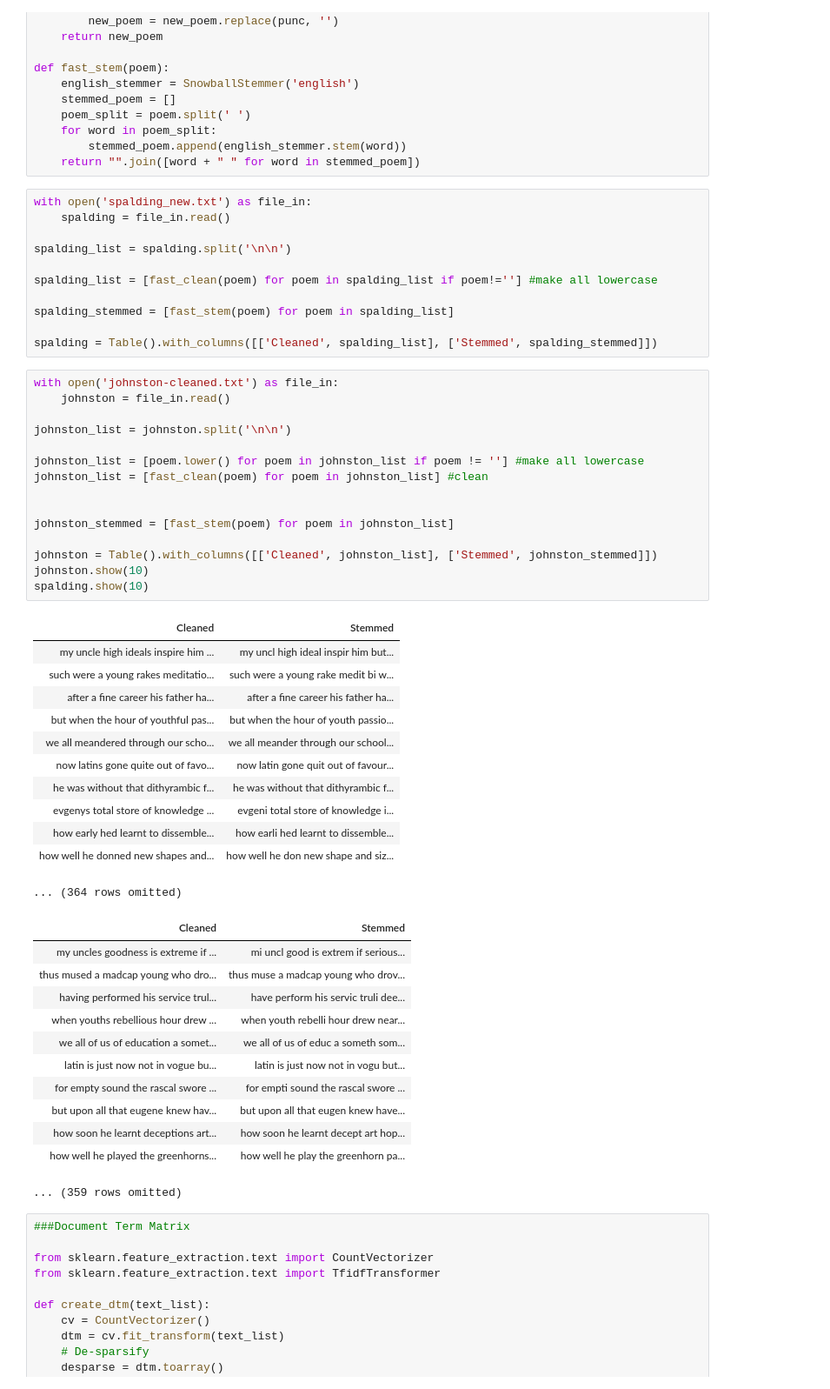
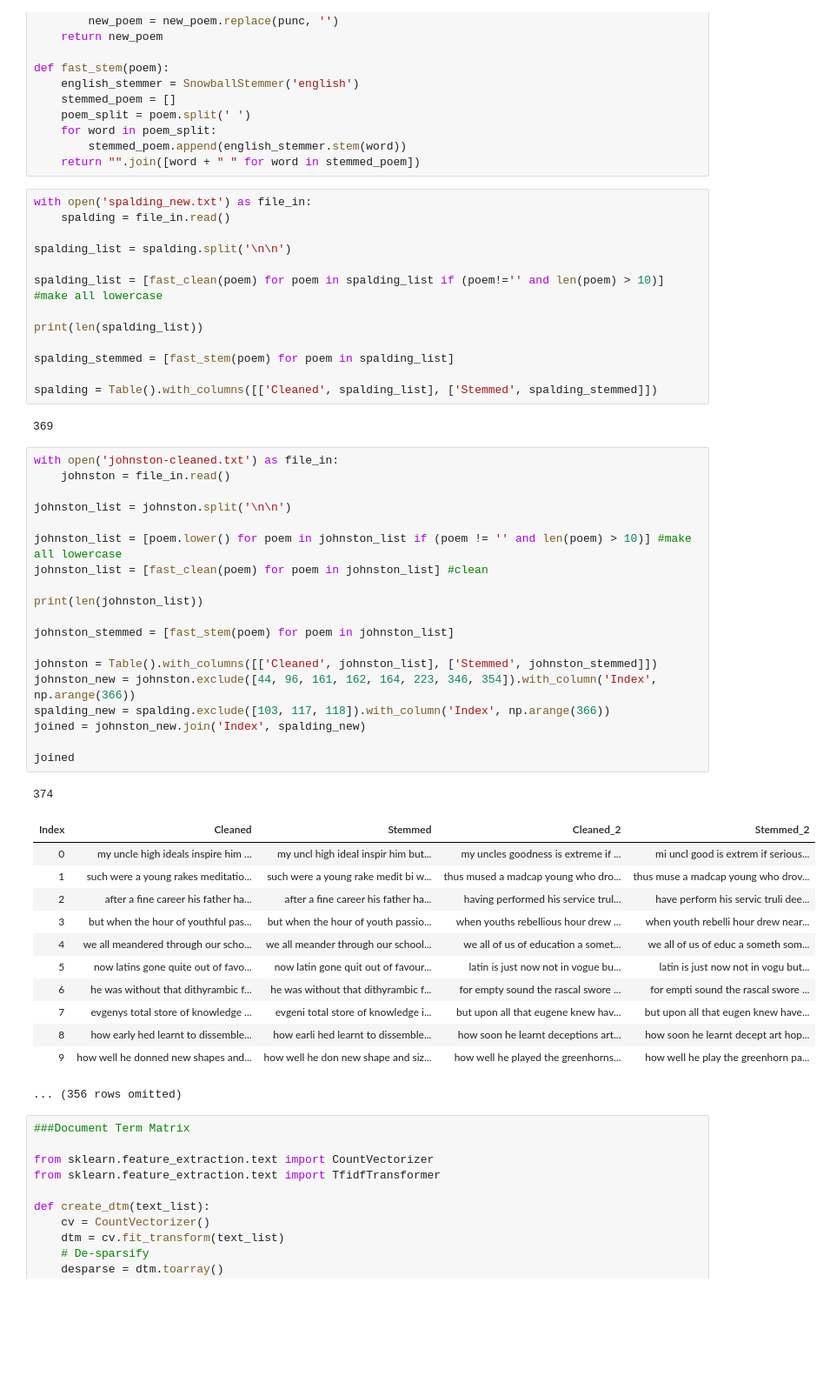
Before and after one commit to vinitra-zz/computational-text-analysis, a Jupyter notebook: translations_final.ipynb, the cells around one changed output. Shown at 87% size. Cells and saved outputs as stored; diff of their text form; blank space fills up the shorter version.

Commit message:
more sound methodology

```diff
--- a/translations_final.ipynb
+++ b/translations_final.ipynb
@@ -80,51 +80,48 @@ with open('spalding_new.txt') as file_in:
 
 spalding_list = spalding.split('\n\n')
 
-spalding_list = [fast_clean(poem) for poem in spalding_list if poem!=''] #make all lowercase
+spalding_list = [fast_clean(poem) for poem in spalding_list if (poem!='' and len(poem) > 10)] #make all lowercase
+
+print(len(spalding_list))
 
 spalding_stemmed = [fast_stem(poem) for poem in spalding_list]
 
 spalding = Table().with_columns([['Cleaned', spalding_list], ['Stemmed', spalding_stemmed]])
+# %% [output]
+369
 # %%
 with open('johnston-cleaned.txt') as file_in:
     johnston = file_in.read()
 
 johnston_list = johnston.split('\n\n')
 
-johnston_list = [poem.lower() for poem in johnston_list if poem != ''] #make all lowercase
+johnston_list = [poem.lower() for poem in johnston_list if (poem != '' and len(poem) > 10)] #make all lowercase
 johnston_list = [fast_clean(poem) for poem in johnston_list] #clean
 
+print(len(johnston_list))
 
 johnston_stemmed = [fast_stem(poem) for poem in johnston_list]
 
 johnston = Table().with_columns([['Cleaned', johnston_list], ['Stemmed', johnston_stemmed]])
-johnston.show(10)
-spalding.show(10)
+johnston_new = johnston.exclude([44, 96, 161, 162, 164, 223, 346, 354]).with_column('Index', np.arange(366))
+spalding_new = spalding.exclude([103, 117, 118]).with_column('Index', np.arange(366))
+joined = johnston_new.join('Index', spalding_new)
+
+joined
 # %% [output]
+374
-| Cleaned | Stemmed |
-| my uncle high ideals inspire him ... | my uncl high ideal inspir him but... |
-| such were a young rakes meditatio... | such were a young rake medit bi w... |
-| after a fine career his father ha... | after a fine career his father ha... |
-| but when the hour of youthful pas... | but when the hour of youth passio... |
-| we all meandered through our scho... | we all meander through our school... |
-| now latins gone quite out of favo... | now latin gone quit out of favour... |
-| he was without that dithyrambic f... | he was without that dithyrambic f... |
-| evgenys total store of knowledge ... | evgeni total store of knowledge i... |
-| how early hed learnt to dissemble... | how earli hed learnt to dissemble... |
-| how well he donned new shapes and... | how well he don new shape and siz... |
+| Index | Cleaned | Stemmed | Cleaned_2 | Stemmed_2 |
+| 0 | my uncle high ideals inspire him ... | my uncl high ideal inspir him but... | my uncles goodness is extreme if ... | mi uncl good is extrem if serious... |
+| 1 | such were a young rakes meditatio... | such were a young rake medit bi w... | thus mused a madcap young who dro... | thus muse a madcap young who drov... |
+| 2 | after a fine career his father ha... | after a fine career his father ha... | having performed his service trul... | have perform his servic truli dee... |
+| 3 | but when the hour of youthful pas... | but when the hour of youth passio... | when youths rebellious hour drew ... | when youth rebelli hour drew near... |
+| 4 | we all meandered through our scho... | we all meander through our school... | we all of us of education a somet... | we all of us of educ a someth som... |
+| 5 | now latins gone quite out of favo... | now latin gone quit out of favour... | latin is just now not in vogue bu... | latin is just now not in vogu but... |
+| 6 | he was without that dithyrambic f... | he was without that dithyrambic f... | for empty sound the rascal swore ... | for empti sound the rascal swore ... |
+| 7 | evgenys total store of knowledge ... | evgeni total store of knowledge i... | but upon all that eugene knew hav... | but upon all that eugen knew have... |
+| 8 | how early hed learnt to dissemble... | how earli hed learnt to dissemble... | how soon he learnt deceptions art... | how soon he learnt decept art hop... |
+| 9 | how well he donned new shapes and... | how well he don new shape and siz... | how well he played the greenhorns... | how well he play the greenhorn pa... |
-... (364 rows omitted)
-| Cleaned | Stemmed |
-| my uncles goodness is extreme if ... | mi uncl good is extrem if serious... |
-| thus mused a madcap young who dro... | thus muse a madcap young who drov... |
-| having performed his service trul... | have perform his servic truli dee... |
-| when youths rebellious hour drew ... | when youth rebelli hour drew near... |
-| we all of us of education a somet... | we all of us of educ a someth som... |
-| latin is just now not in vogue bu... | latin is just now not in vogu but... |
-| for empty sound the rascal swore ... | for empti sound the rascal swore ... |
-| but upon all that eugene knew hav... | but upon all that eugen knew have... |
-| how soon he learnt deceptions art... | how soon he learnt decept art hop... |
-| how well he played the greenhorns... | how well he play the greenhorn pa... |
-... (359 rows omitted)
+... (356 rows omitted)
 # %%
 ###Document Term Matrix
 
```
Also changed, not shown: parts of 6 cells of this notebook.
